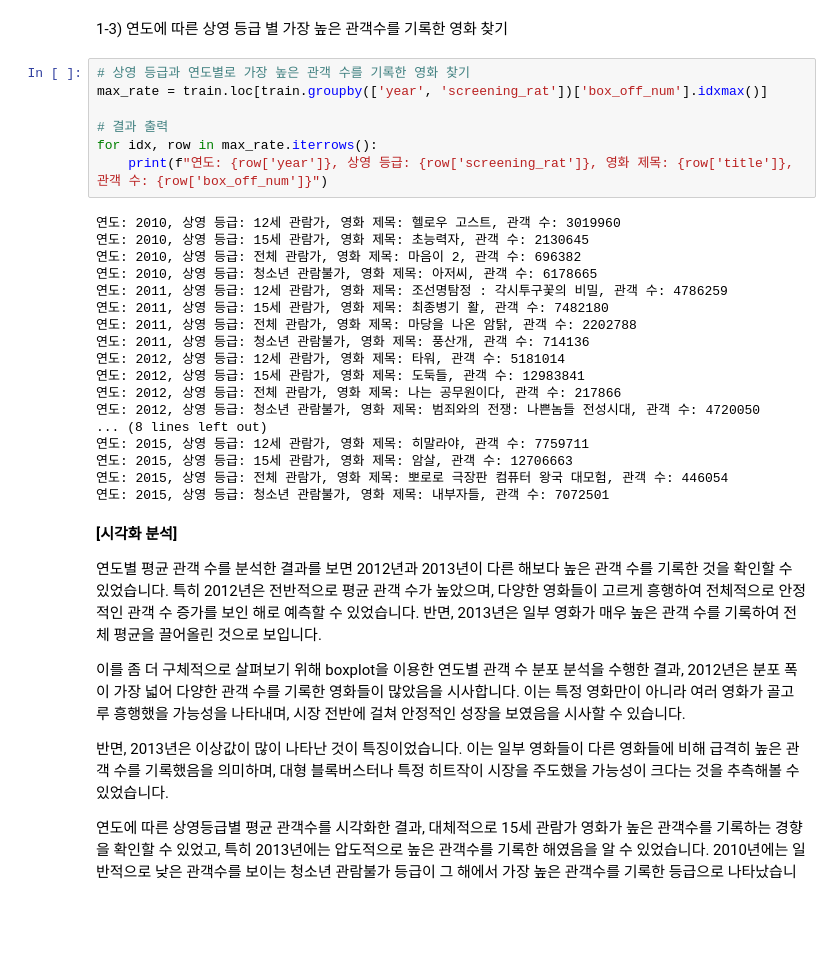
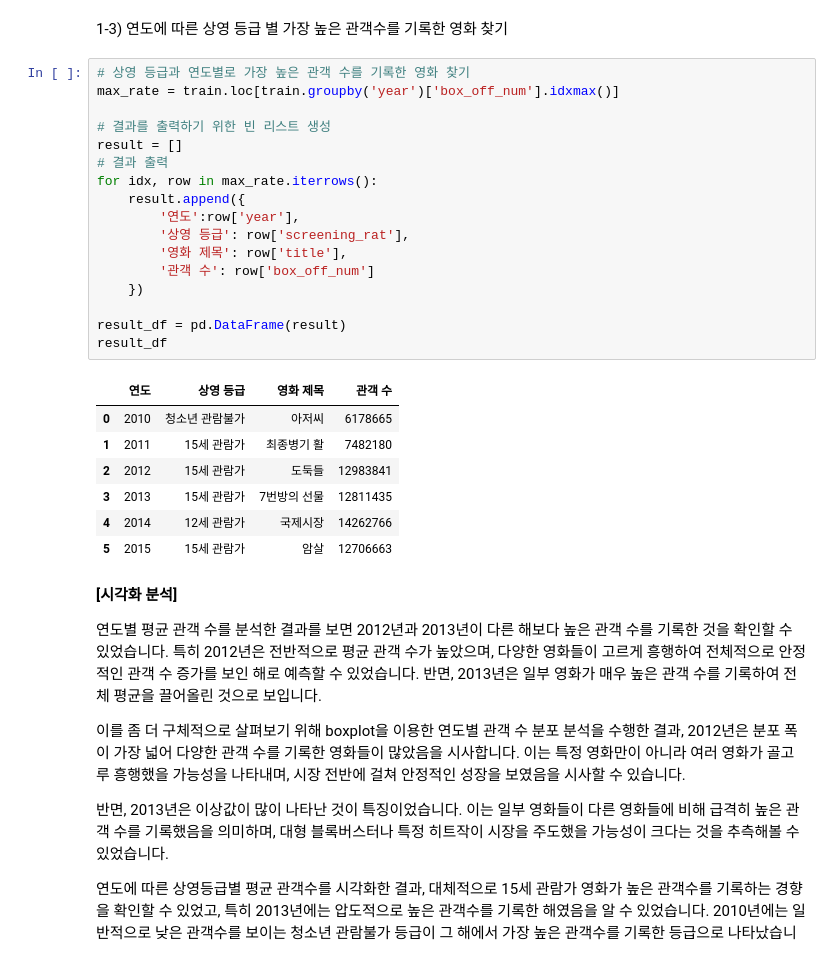
Before and after one commit to shinahyeong/ESAA, a Jupyter notebook: YB__2조_mini_project_1_.ipynb, the cells around one changed output. Saved outputs shown, nothing was run; the diff lists cells and outputs as text; blank space fills up the shorter version.

```diff
--- a/YB__2조_mini_project_1_.ipynb
+++ b/YB__2조_mini_project_1_.ipynb
@@ -417,29 +417,29 @@ plt.show()
 1-3) 연도에 따른 상영 등급 별 가장 높은 관객수를 기록한 영화 찾기
 # %%
 # 상영 등급과 연도별로 가장 높은 관객 수를 기록한 영화 찾기
-max_rate = train.loc[train.groupby(['year', 'screening_rat'])['box_off_num'].idxmax()]
+max_rate = train.loc[train.groupby('year')['box_off_num'].idxmax()]
 
+# 결과를 출력하기 위한 빈 리스트 생성
+result = []
 # 결과 출력
 for idx, row in max_rate.iterrows():
-    print(f"연도: {row['year']}, 상영 등급: {row['screening_rat']}, 영화 제목: {row['title']}, 관객 수: {row['box_off_num']}")
+    result.append({
+        '연도':row['year'],
+        '상영 등급': row['screening_rat'],
+        '영화 제목': row['title'],
+        '관객 수': row['box_off_num']
+    })
+
+result_df = pd.DataFrame(result)
+result_df
 # %% [output]
-연도: 2010, 상영 등급: 12세 관람가, 영화 제목: 헬로우 고스트, 관객 수: 3019960
-연도: 2010, 상영 등급: 15세 관람가, 영화 제목: 초능력자, 관객 수: 2130645
-연도: 2010, 상영 등급: 전체 관람가, 영화 제목: 마음이 2, 관객 수: 696382
-연도: 2010, 상영 등급: 청소년 관람불가, 영화 제목: 아저씨, 관객 수: 6178665
-연도: 2011, 상영 등급: 12세 관람가, 영화 제목: 조선명탐정 : 각시투구꽃의 비밀, 관객 수: 4786259
-연도: 2011, 상영 등급: 15세 관람가, 영화 제목: 최종병기 활, 관객 수: 7482180
-연도: 2011, 상영 등급: 전체 관람가, 영화 제목: 마당을 나온 암탉, 관객 수: 2202788
-연도: 2011, 상영 등급: 청소년 관람불가, 영화 제목: 풍산개, 관객 수: 714136
-연도: 2012, 상영 등급: 12세 관람가, 영화 제목: 타워, 관객 수: 5181014
-연도: 2012, 상영 등급: 15세 관람가, 영화 제목: 도둑들, 관객 수: 12983841
-연도: 2012, 상영 등급: 전체 관람가, 영화 제목: 나는 공무원이다, 관객 수: 217866
-연도: 2012, 상영 등급: 청소년 관람불가, 영화 제목: 범죄와의 전쟁: 나쁜놈들 전성시대, 관객 수: 4720050
-... (8 lines left out)
-연도: 2015, 상영 등급: 12세 관람가, 영화 제목: 히말라야, 관객 수: 7759711
-연도: 2015, 상영 등급: 15세 관람가, 영화 제목: 암살, 관객 수: 12706663
-연도: 2015, 상영 등급: 전체 관람가, 영화 제목: 뽀로로 극장판 컴퓨터 왕국 대모험, 관객 수: 446054
-연도: 2015, 상영 등급: 청소년 관람불가, 영화 제목: 내부자들, 관객 수: 7072501
+|  | 연도 | 상영 등급 | 영화 제목 | 관객 수 |
+| 0 | 2010 | 청소년 관람불가 | 아저씨 | 6178665 |
+| 1 | 2011 | 15세 관람가 | 최종병기 활 | 7482180 |
+| 2 | 2012 | 15세 관람가 | 도둑들 | 12983841 |
+| 3 | 2013 | 15세 관람가 | 7번방의 선물 | 12811435 |
+| 4 | 2014 | 12세 관람가 | 국제시장 | 14262766 |
+| 5 | 2015 | 15세 관람가 | 암살 | 12706663 |
 # %% [markdown]
 **[시각화 분석]**
 
```
Also changed, not shown: parts of 5 cells of this notebook.
